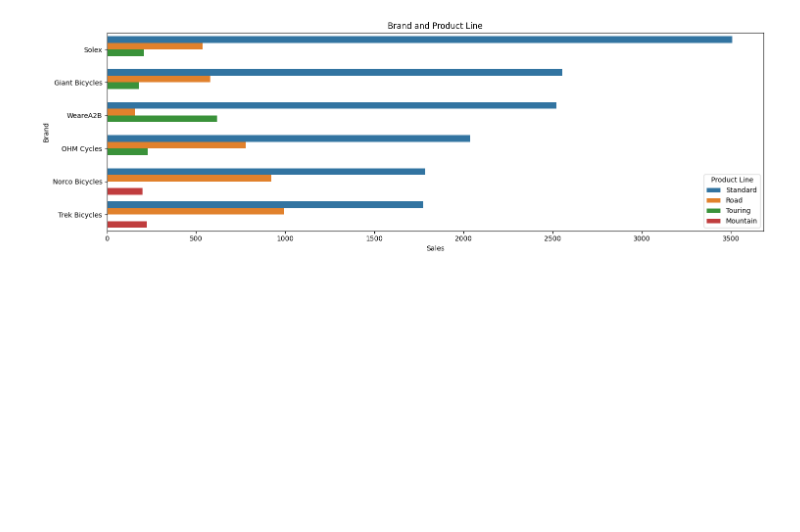
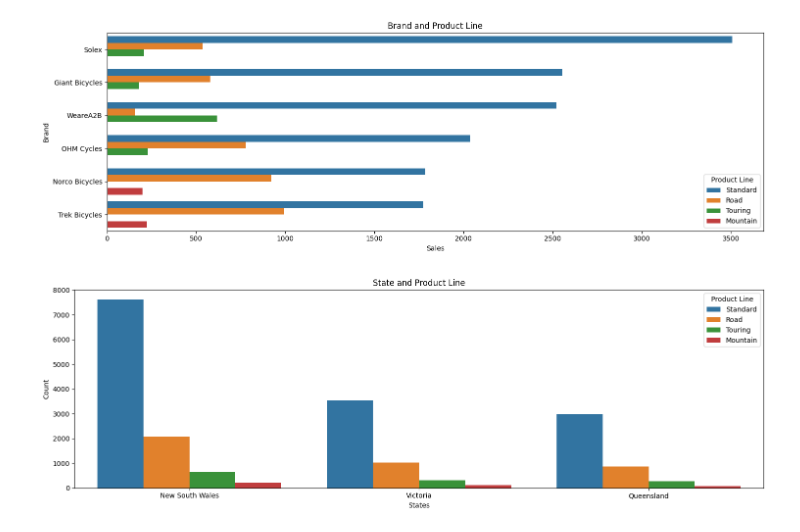
Before and after one commit to ilovedata6/SprocketCentral, a Jupyter notebook: analysis.ipynb, the cells around one changed output. Drawn from its saved outputs; the diff is of its cells as text; code cells hidden in the pictures; blank space fills up the shorter version.

```diff
--- a/analysis.ipynb
+++ b/analysis.ipynb
@@ -538,3 +561,18 @@ plt.tight_layout()
 plt.show()
 # %% [output]
 [figure]
+# %%
+# which product line is popular among customers from different states?
+
+transacts_state = trans_add.groupby(['state','product_line'])['transaction_id'].count().reset_index(name = 'count').sort_values(by='count',ascending=False)
+
+plt.figure(figsize=(15,5))
+sns.barplot(data=transacts_state,x='state',y='count',hue='product_line')
+plt.title("State and Product Line")
+plt.xlabel("States")
+plt.ylabel("Count")
+plt.legend(title='Product Line')
+plt.tight_layout()
+plt.show()
+# %% [output]
+[figure, added]
```
Also changed, not shown: parts of 11 cells of this notebook.
